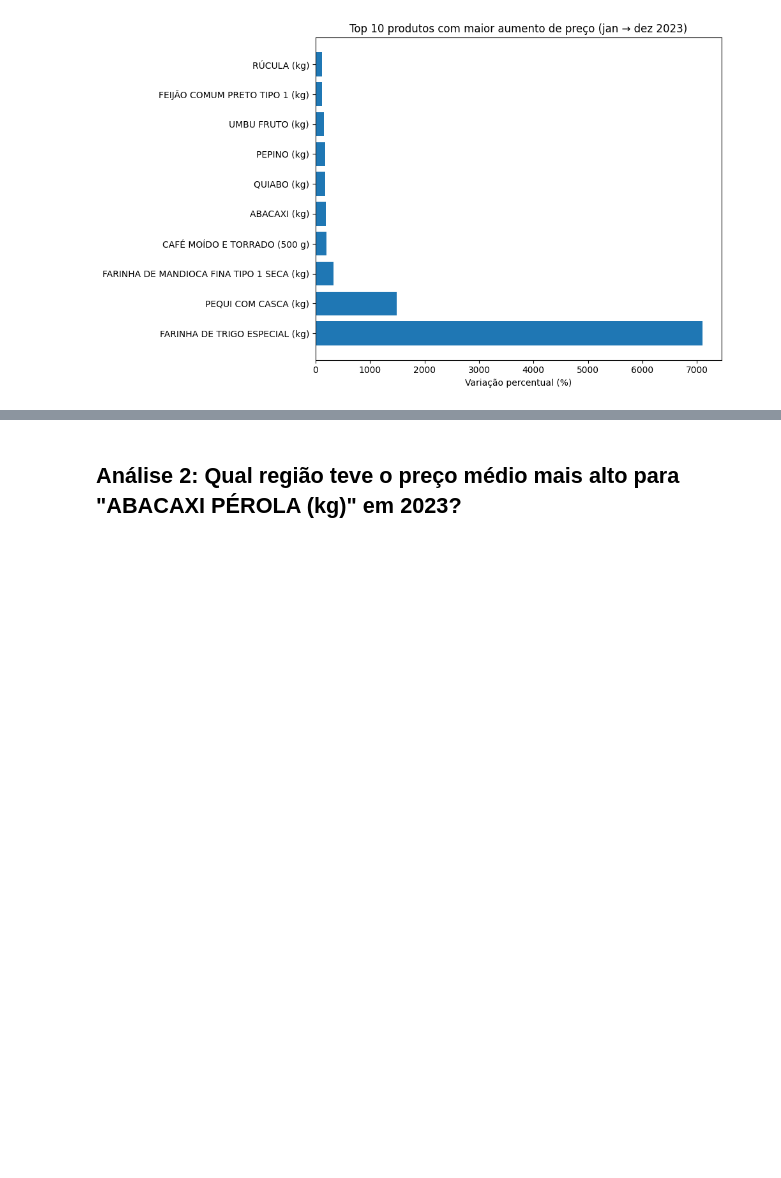
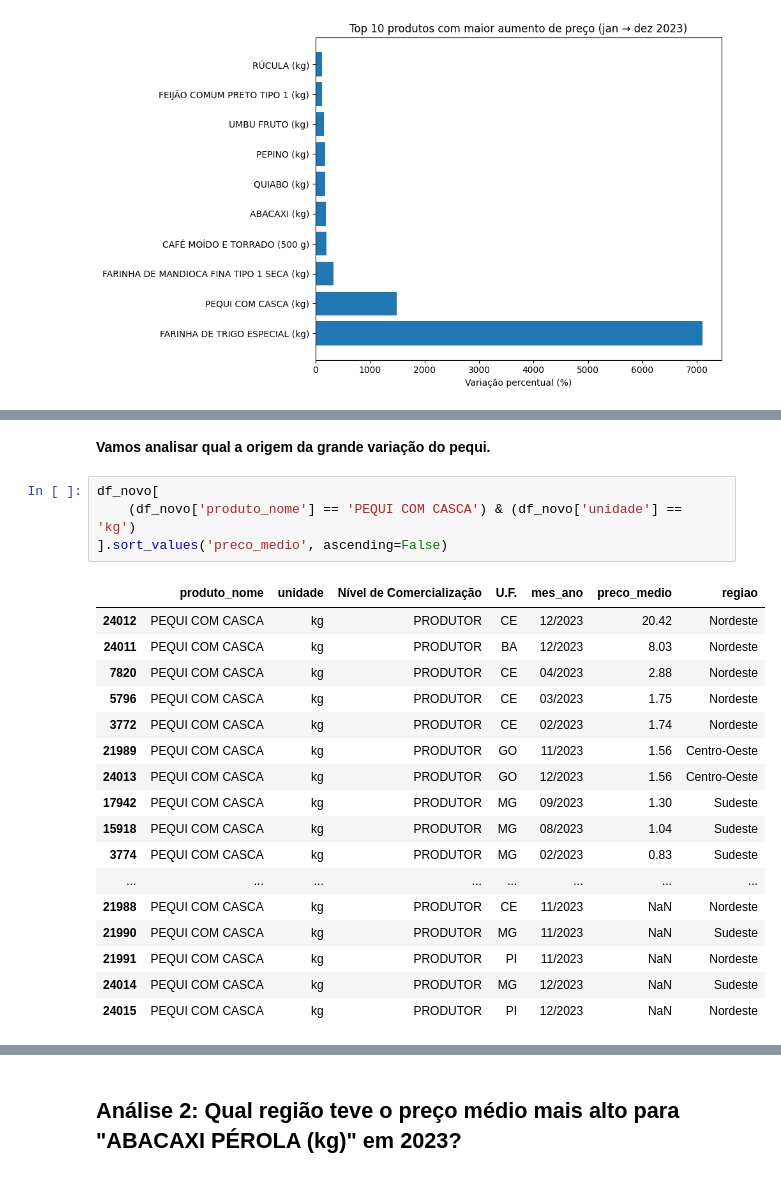
Before and after one commit to harieldalbo/projeto002, a Jupyter notebook: projeto002.ipynb, the cells around one changed output, grey strips where cells are left out. Drawn from its saved outputs; the diff is of its cells as text; blank space fills up the shorter version.

```diff
--- a/projeto002.ipynb
+++ b/projeto002.ipynb
@@ -318,0 +373,24 @@ Aumento de 7097.28% (de R$6.31 para R$454.51)
+# %% [markdown]
+**Vamos analisar qual a origem da grande variação do pequi.**
+# %%
+df_novo[
+    (df_novo['produto_nome'] == 'PEQUI COM CASCA') & (df_novo['unidade'] == 'kg')
+].sort_values('preco_medio', ascending=False)
+# %% [output]
+|  | produto_nome | unidade | Nível de Comercialização | U.F. | mes_ano | preco_medio | regiao |
+| 24012 | PEQUI COM CASCA | kg | PRODUTOR | CE | 12/2023 | 20.42 | Nordeste |
+| 24011 | PEQUI COM CASCA | kg | PRODUTOR | BA | 12/2023 | 8.03 | Nordeste |
+| 7820 | PEQUI COM CASCA | kg | PRODUTOR | CE | 04/2023 | 2.88 | Nordeste |
+| 5796 | PEQUI COM CASCA | kg | PRODUTOR | CE | 03/2023 | 1.75 | Nordeste |
+| 3772 | PEQUI COM CASCA | kg | PRODUTOR | CE | 02/2023 | 1.74 | Nordeste |
+| 21989 | PEQUI COM CASCA | kg | PRODUTOR | GO | 11/2023 | 1.56 | Centro-Oeste |
+| 24013 | PEQUI COM CASCA | kg | PRODUTOR | GO | 12/2023 | 1.56 | Centro-Oeste |
+| 17942 | PEQUI COM CASCA | kg | PRODUTOR | MG | 09/2023 | 1.30 | Sudeste |
+| 15918 | PEQUI COM CASCA | kg | PRODUTOR | MG | 08/2023 | 1.04 | Sudeste |
+| 3774 | PEQUI COM CASCA | kg | PRODUTOR | MG | 02/2023 | 0.83 | Sudeste |
+| ... | ... | ... | ... | ... | ... | ... | ... |
+| 21988 | PEQUI COM CASCA | kg | PRODUTOR | CE | 11/2023 | NaN | Nordeste |
+| 21990 | PEQUI COM CASCA | kg | PRODUTOR | MG | 11/2023 | NaN | Sudeste |
+| 21991 | PEQUI COM CASCA | kg | PRODUTOR | PI | 11/2023 | NaN | Nordeste |
+| 24014 | PEQUI COM CASCA | kg | PRODUTOR | MG | 12/2023 | NaN | Sudeste |
+| 24015 | PEQUI COM CASCA | kg | PRODUTOR | PI | 12/2023 | NaN | Nordeste |
```
Also changed, not shown: parts of 7 cells of this notebook.
